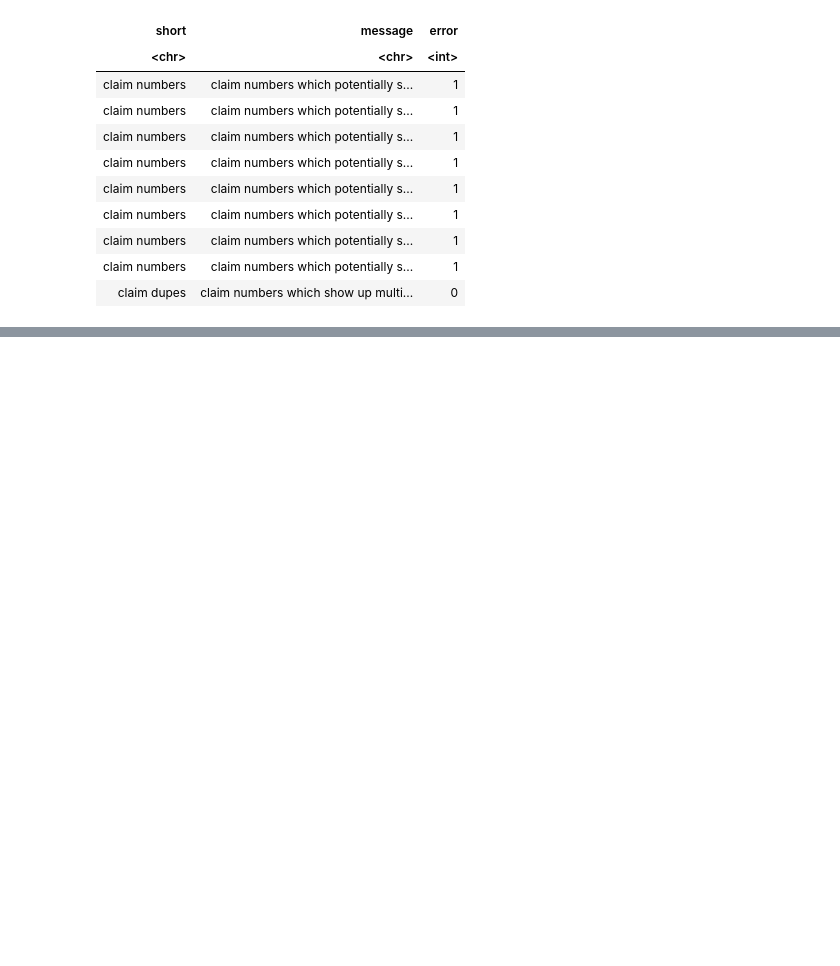
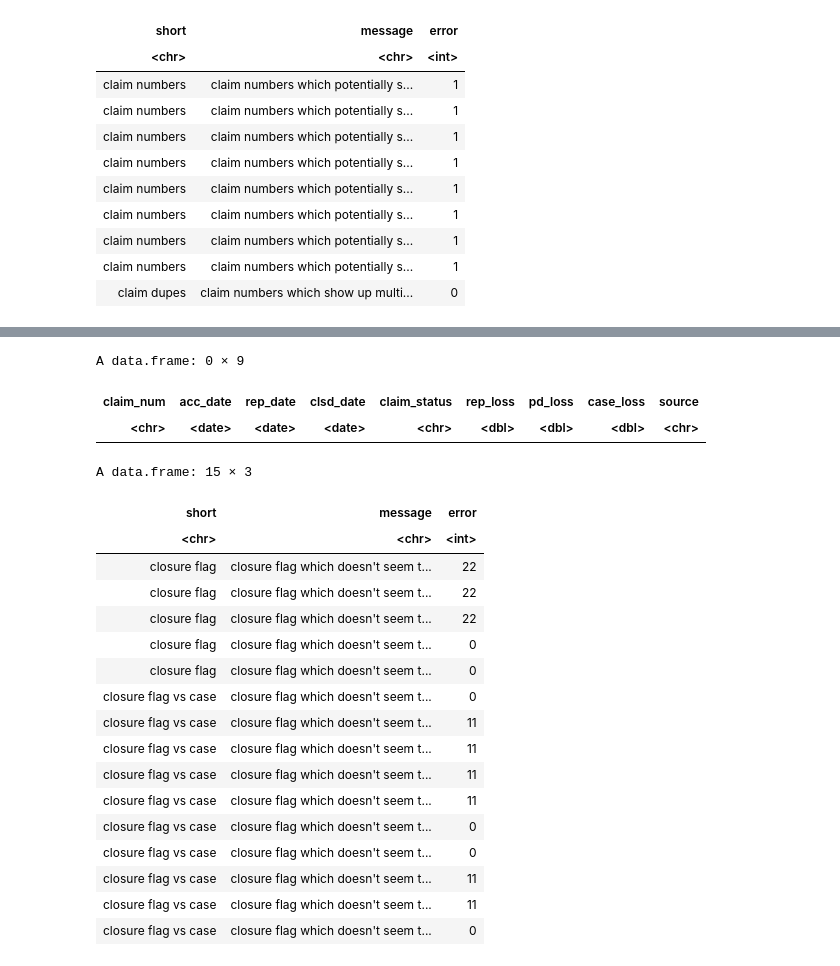
Before and after one commit to Dim-Alps-201/KP, a Jupyter notebook: loss run exercise.ipynb, the cells around one changed output, grey strips where cells are left out. Drawn from its saved outputs; the diff is of its cells as text; code cells hidden in the pictures; blank space fills up the shorter version.

```diff
--- a/loss run exercise.ipynb
+++ b/loss run exercise.ipynb
@@ -259,0 +345,45 @@ wb_save(wb, output_path, overwrite = TRUE)
+# %%
+##report date vs close date
+T <- s[coalesce(s[["clsd_date"]],ISOdate(1900,1,1))>ISOdate(1900,1,1),]
+T <- T[T[["rep_date"]]>T[["rep_date"]],]
+T
+
+#create error messages
+short = "closure flag vs case"
+message = "closure flag which doesn't seem to match case reserves"
+discussion = "could be reopen convention, something else"
+error = nrow(T)
+
+#add errors to table
+test_errors=rbind(test_errors,data.frame(short=short,message=message,error=error))
+test_errors
+
+#add errors to worksheet
+if (error>0) {
+    newsheet_destructive(short)
+    popsheet(short,T,short,discussion,dec0,1,1)
+    autowidth(short,,12)
+    wb_save(wb, output_path, overwrite = TRUE)
+}
+# %% [output]
+A data.frame: 0 × 9
+| claim_num | acc_date | rep_date | clsd_date | claim_status | rep_loss | pd_loss | case_loss | source |
+| <chr> | <date> | <date> | <date> | <chr> | <dbl> | <dbl> | <dbl> | <chr> |
+A data.frame: 15 × 3
+| short | message | error |
+| <chr> | <chr> | <int> |
+| closure flag | closure flag which doesn't seem t... | 22 |
+| closure flag | closure flag which doesn't seem t... | 22 |
+| closure flag | closure flag which doesn't seem t... | 22 |
+| closure flag | closure flag which doesn't seem t... | 0 |
+| closure flag | closure flag which doesn't seem t... | 0 |
+| closure flag vs case | closure flag which doesn't seem t... | 0 |
+| closure flag vs case | closure flag which doesn't seem t... | 11 |
+| closure flag vs case | closure flag which doesn't seem t... | 11 |
+| closure flag vs case | closure flag which doesn't seem t... | 11 |
+| closure flag vs case | closure flag which doesn't seem t... | 11 |
+| closure flag vs case | closure flag which doesn't seem t... | 0 |
+| closure flag vs case | closure flag which doesn't seem t... | 0 |
+| closure flag vs case | closure flag which doesn't seem t... | 11 |
+| closure flag vs case | closure flag which doesn't seem t... | 11 |
+| closure flag vs case | closure flag which doesn't seem t... | 0 |
```
Also changed, not shown: parts of 5 cells of this notebook, 1 other file.
